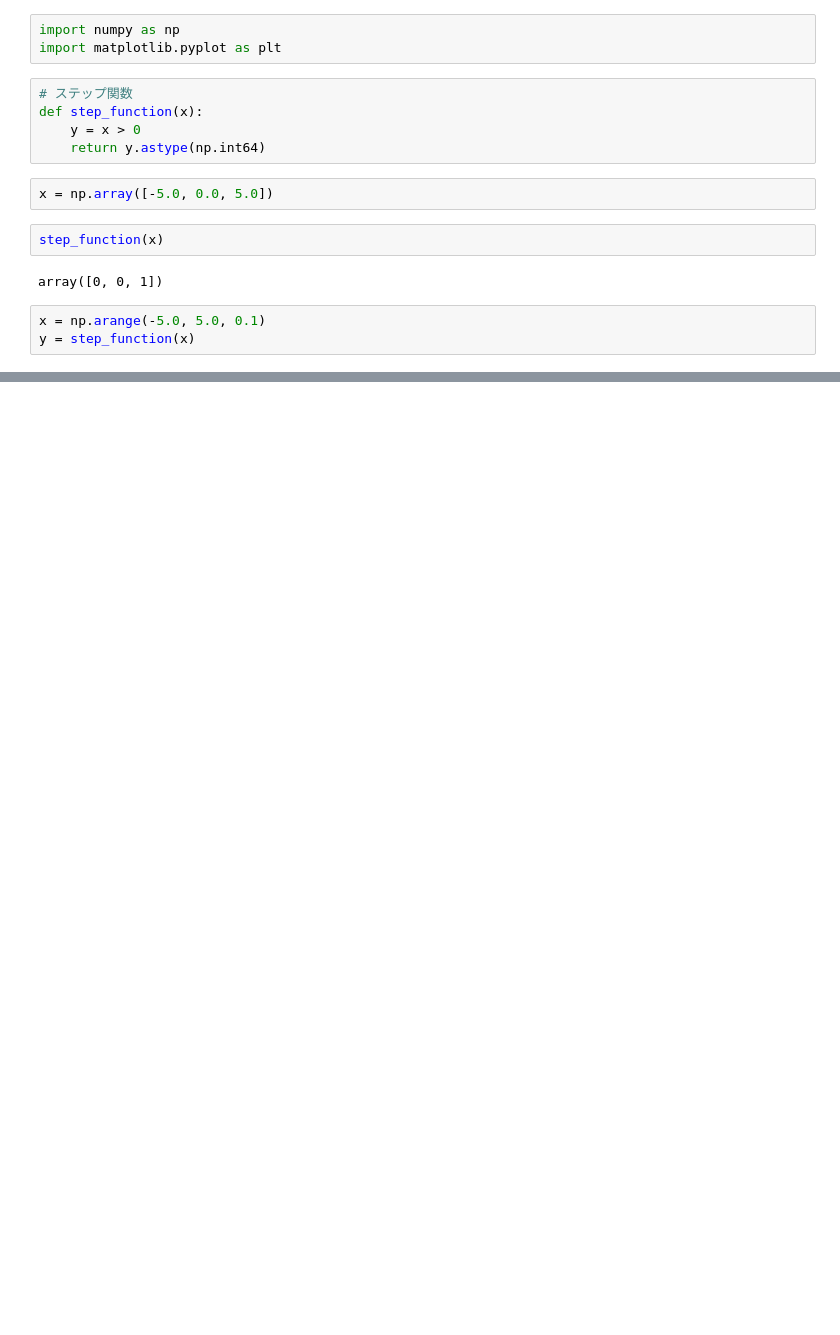
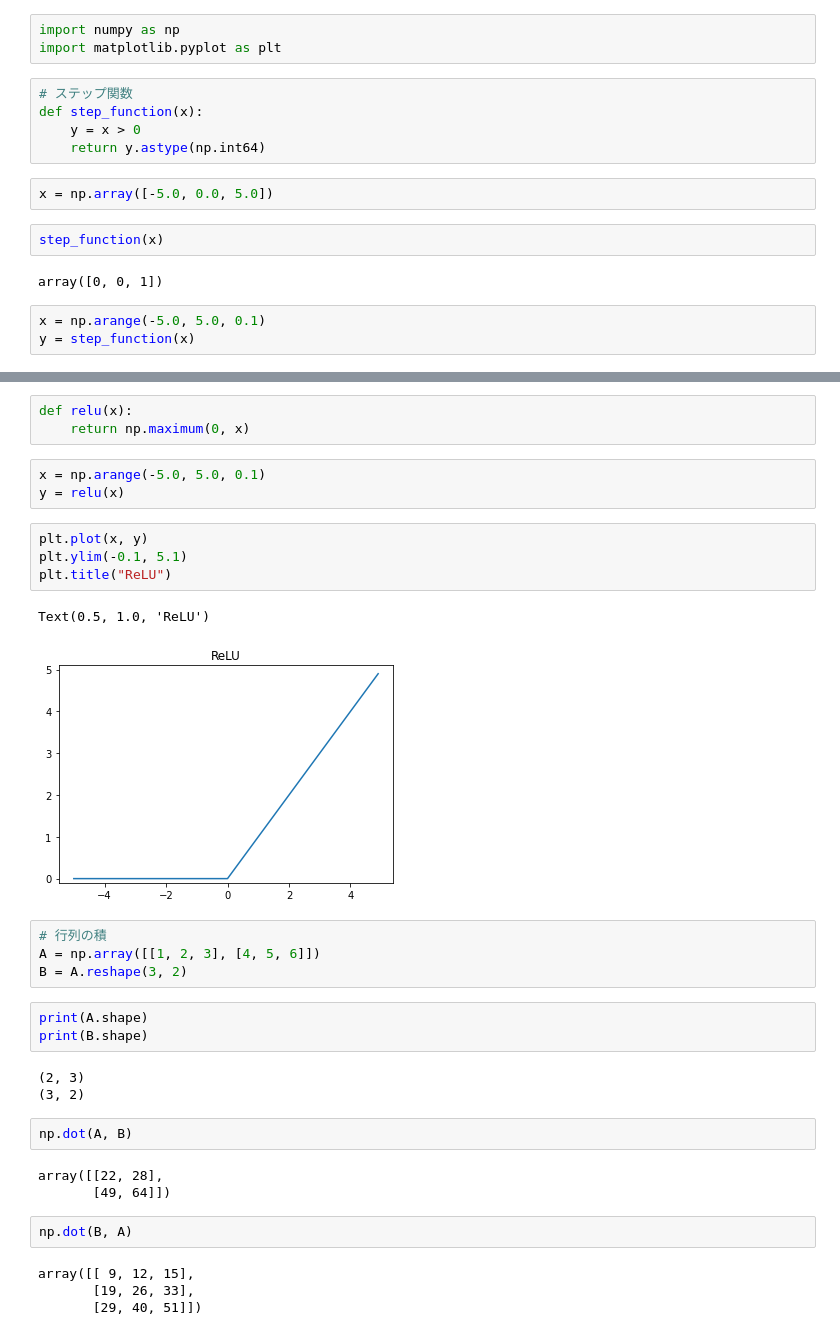
Before and after one commit to TakuyaArai353/DL_from_scratch, a Jupyter notebook: 3.neural_network/neural_network.ipynb, the cells around one changed output, grey strips where cells are left out. Saved outputs shown, nothing was run; the diff lists cells and outputs as text; blank space fills up the shorter version.

```diff
--- a/3.neural_network/neural_network.ipynb
+++ b/3.neural_network/neural_network.ipynb
@@ -23,0 +51,34 @@ plt.ylim(-0.1, 1.1)
+# %%
+def relu(x):
+    return np.maximum(0, x)
+# %%
+x = np.arange(-5.0, 5.0, 0.1)
+y = relu(x)
+# %%
+plt.plot(x, y)
+plt.ylim(-0.1, 5.1)
+plt.title("ReLU")
+# %% [output]
+Text(0.5, 1.0, 'ReLU')
+[figure, added]
+# %%
+# 行列の積
+A = np.array([[1, 2, 3], [4, 5, 6]])
+B = A.reshape(3, 2)
+# %%
+print(A.shape)
+print(B.shape)
+# %% [output]
+(2, 3)
+(3, 2)
+# %%
+np.dot(A, B)
+# %% [output]
+array([[22, 28],
+       [49, 64]])
+# %%
+np.dot(B, A)
+# %% [output]
+array([[ 9, 12, 15],
+       [19, 26, 33],
+       [29, 40, 51]])
```
Also changed, not shown: parts of 6 cells of this notebook.
